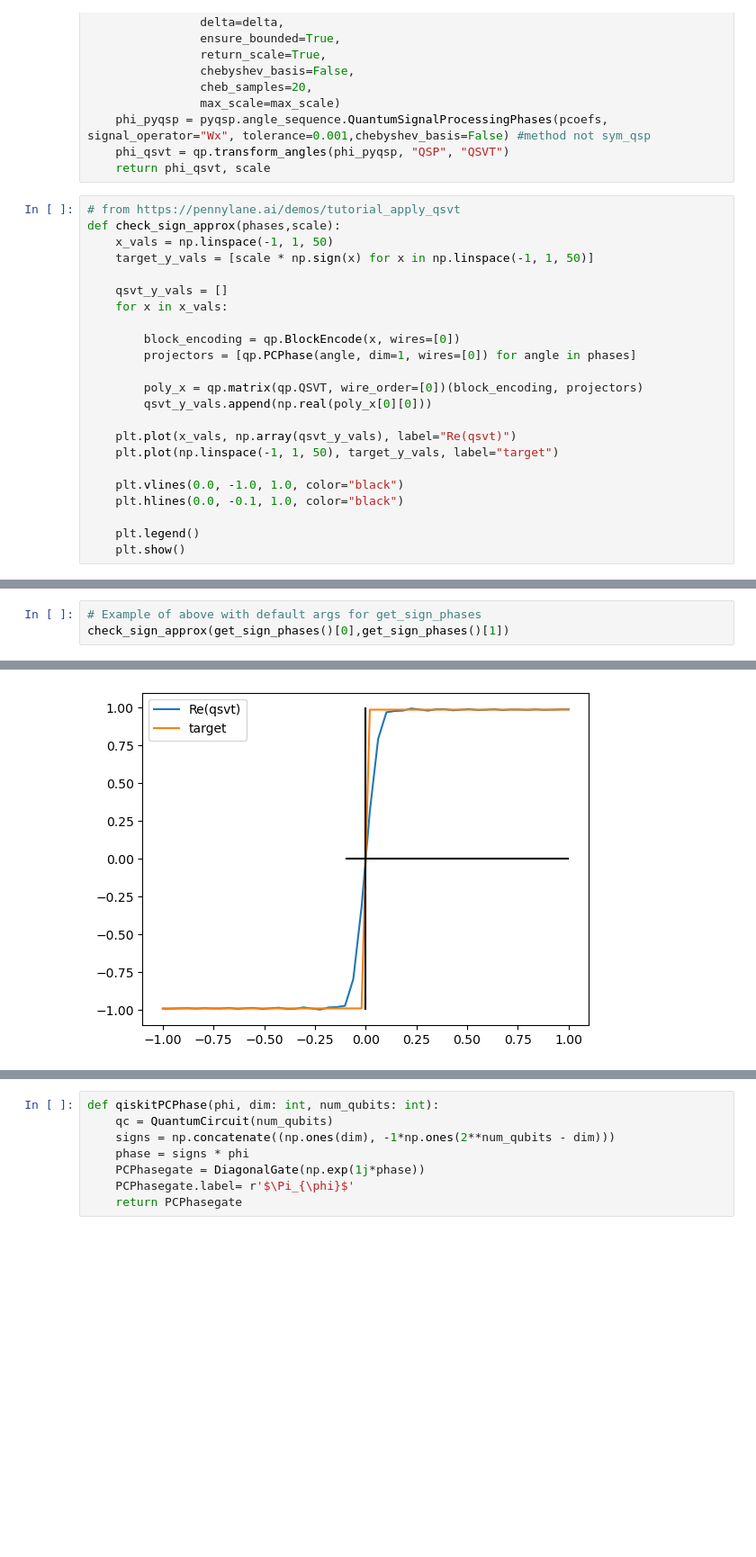
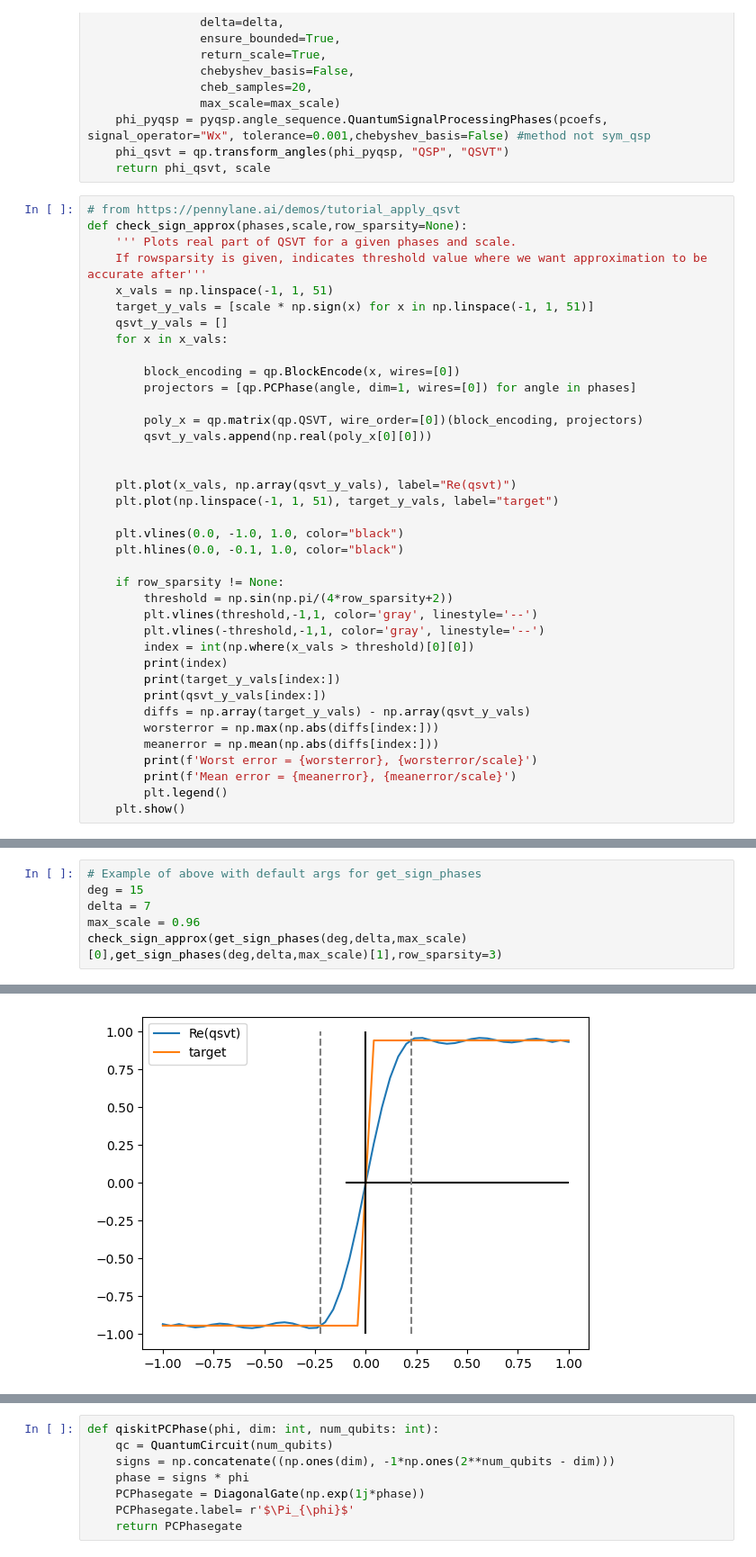
Before and after one commit to calum-shearer/quantum-computing-Oracle_Sketching, a Jupyter notebook: extra_routines/sign_function_qsp.ipynb, the cells around one changed output, grey strips where cells are left out. Shown at 90% size. Drawn from its saved outputs; the diff is of its cells as text; blank space fills up the shorter version.

```diff
--- a/extra_routines/sign_function_qsp.ipynb
+++ b/extra_routines/sign_function_qsp.ipynb
@@ -39,10 +40,11 @@ def get_sign_phases(degree=41,delta=15,max_scale=0.99):
     return phi_qsvt, scale
 # %%
 # from https://pennylane.ai/demos/tutorial_apply_qsvt
-def check_sign_approx(phases,scale):
-    x_vals = np.linspace(-1, 1, 50)
-    target_y_vals = [scale * np.sign(x) for x in np.linspace(-1, 1, 50)]
-
+def check_sign_approx(phases,scale,row_sparsity=None):
+    ''' Plots real part of QSVT for a given phases and scale.
+    If rowsparsity is given, indicates threshold value where we want approximation to be accurate after'''
+    x_vals = np.linspace(-1, 1, 51)
+    target_y_vals = [scale * np.sign(x) for x in np.linspace(-1, 1, 51)]
     qsvt_y_vals = []
     for x in x_vals:
 
@@ -52,11 +54,25 @@ def check_sign_approx(phases,scale):
         poly_x = qp.matrix(qp.QSVT, wire_order=[0])(block_encoding, projectors)
         qsvt_y_vals.append(np.real(poly_x[0][0]))
 
+
     plt.plot(x_vals, np.array(qsvt_y_vals), label="Re(qsvt)")
-    plt.plot(np.linspace(-1, 1, 50), target_y_vals, label="target")
+    plt.plot(np.linspace(-1, 1, 51), target_y_vals, label="target")
 
     plt.vlines(0.0, -1.0, 1.0, color="black")
     plt.hlines(0.0, -0.1, 1.0, color="black")
 
-    plt.legend()
+    if row_sparsity != None:
+        threshold = np.sin(np.pi/(4*row_sparsity+2))
+        plt.vlines(threshold,-1,1, color='gray', linestyle='--')
+        plt.vlines(-threshold,-1,1, color='gray', linestyle='--')
+        index = int(np.where(x_vals > threshold)[0][0])
+        print(index)
+        print(target_y_vals[index:])
+        print(qsvt_y_vals[index:])
+        diffs = np.array(target_y_vals) - np.array(qsvt_y_vals)
+        worsterror = np.max(np.abs(diffs[index:]))
+        meanerror = np.mean(np.abs(diffs[index:]))
+        print(f'Worst error = {worsterror}, {worsterror/scale}')
+        print(f'Mean error = {meanerror}, {meanerror/scale}')
+        plt.legend()
     plt.show()
@@ -63,4 +98,7 @@ def check_sign_approx(phases,scale):
 # %%
 # Example of above with default args for get_sign_phases
-check_sign_approx(get_sign_phases()[0],get_sign_phases()[1])
+deg = 15
+delta = 7
+max_scale = 0.96
+check_sign_approx(get_sign_phases(deg,delta,max_scale)[0],get_sign_phases(deg,delta,max_scale)[1],row_sparsity=3)
 # %% [output]
@@ -73 +116 @@ check_sign_approx(get_sign_phases()[0],get_sign_phases()[1])
-[figure, old version]
+[figure, new version]
```
Also changed, not shown: parts of 5 cells of this notebook, 9 other files.
